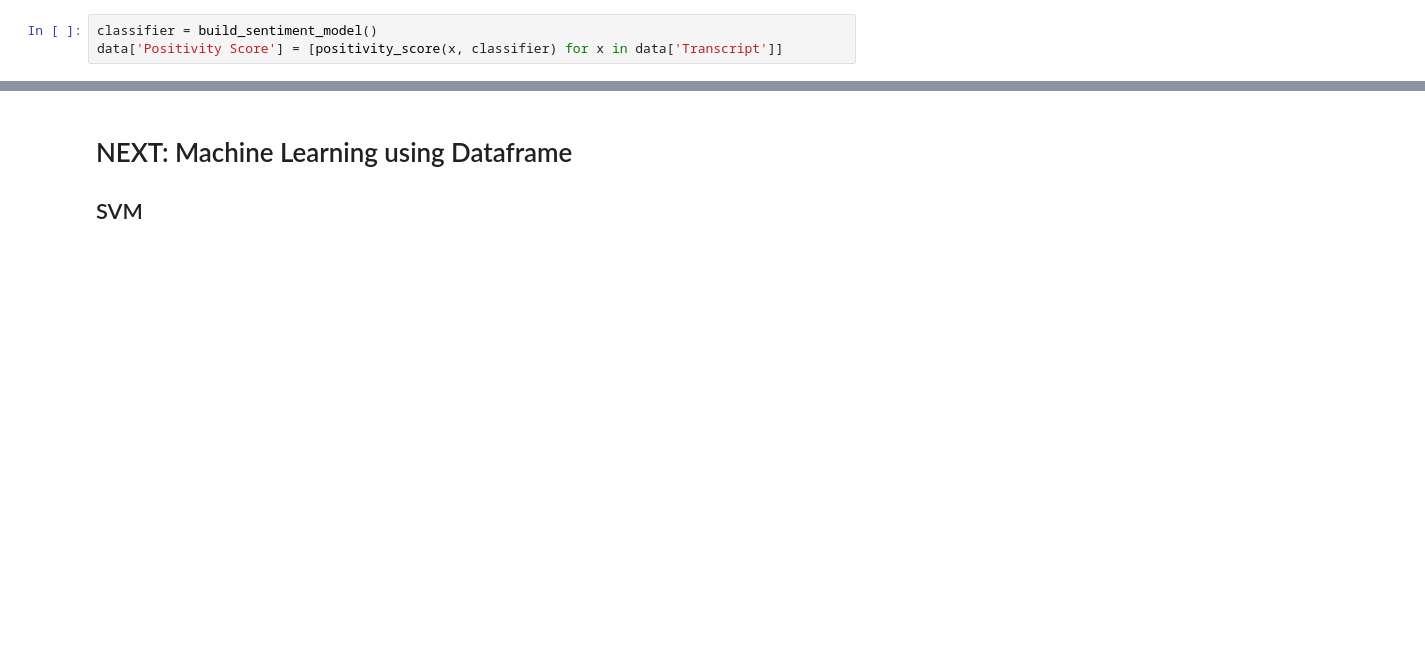
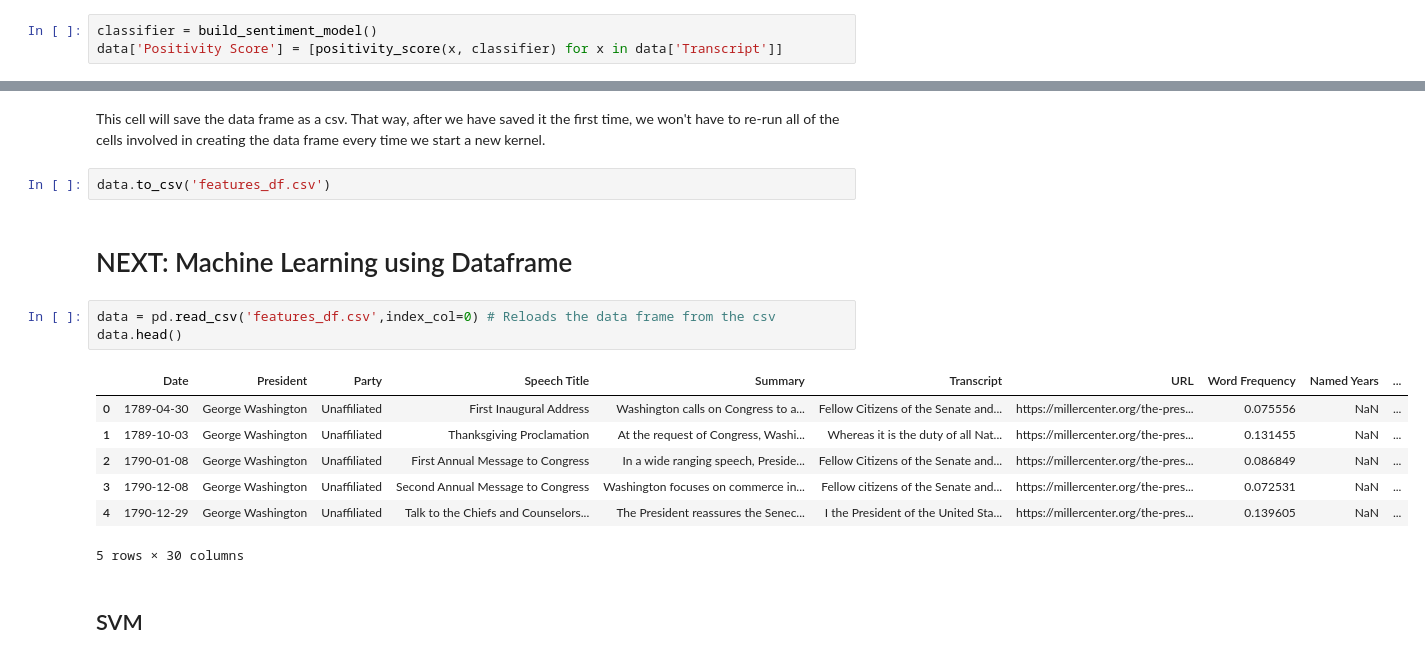
Before and after one commit to gianbatayola/CMSE-202-Project, a Jupyter notebook: Full_Presidential_Dataframe.ipynb, the cells around one changed output, grey strips where cells are left out. Saved outputs shown, nothing was run; the diff lists cells and outputs as text; blank space fills up the shorter version.

```diff
--- a/Full_Presidential_Dataframe.ipynb
+++ b/Full_Presidential_Dataframe.ipynb
@@ -64,4 +123,19 @@ data
+# %% [markdown]
+This cell will save the data frame as a csv. That way, after we have saved it the first time, we won't have to re-run all of the cells involved in creating the data frame every time we start a new kernel.
+# %%
+data.to_csv('features_df.csv')
 # %% [markdown]
 # NEXT: Machine Learning using Dataframe
-
-## SVM
+# %%
+data = pd.read_csv('features_df.csv',index_col=0) # Reloads the data frame from the csv
+data.head()
+# %% [output]
+|  | Date | President | Party | Speech Title | Summary | Transcript | URL | Word Frequency | Named Years | ... |
+| 0 | 1789-04-30 | George Washington | Unaffiliated | First Inaugural Address | Washington calls on Congress to a... | Fellow Citizens of the Senate and... | https://millercenter.org/the-pres... | 0.075556 | NaN | ... |
+| 1 | 1789-10-03 | George Washington | Unaffiliated | Thanksgiving Proclamation | At the request of Congress, Washi... | Whereas it is the duty of all Nat... | https://millercenter.org/the-pres... | 0.131455 | NaN | ... |
+| 2 | 1790-01-08 | George Washington | Unaffiliated | First Annual Message to Congress | In a wide ranging speech, Preside... | Fellow Citizens of the Senate and... | https://millercenter.org/the-pres... | 0.086849 | NaN | ... |
+| 3 | 1790-12-08 | George Washington | Unaffiliated | Second Annual Message to Congress | Washington focuses on commerce in... | Fellow citizens of the Senate and... | https://millercenter.org/the-pres... | 0.072531 | NaN | ... |
+| 4 | 1790-12-29 | George Washington | Unaffiliated | Talk to the Chiefs and Counselors... | The President reassures the Senec... | I the President of the United Sta... | https://millercenter.org/the-pres... | 0.139605 | NaN | ... |
+5 rows × 30 columns
+# %% [markdown]
+## SVM
```
Also changed, not shown: parts of 8 cells of this notebook, 3 other files.
